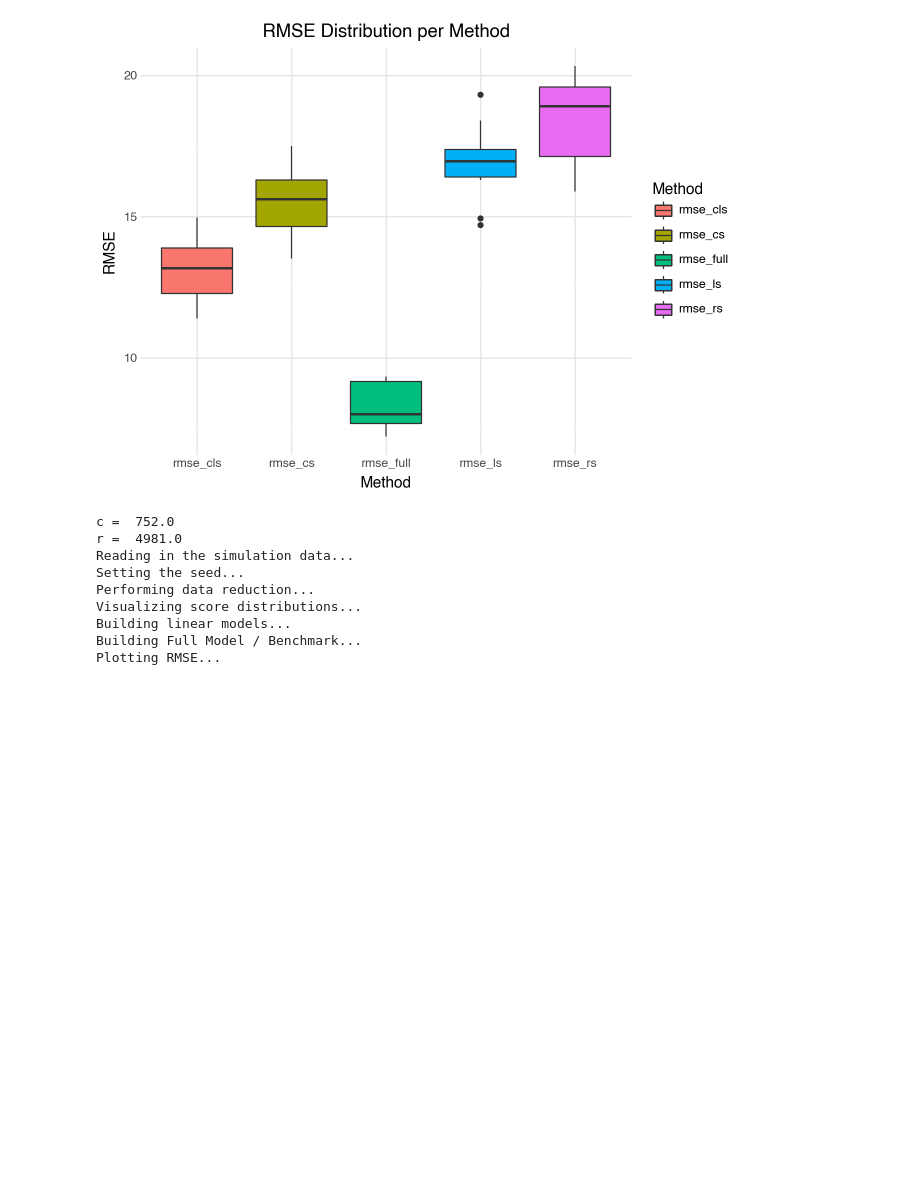
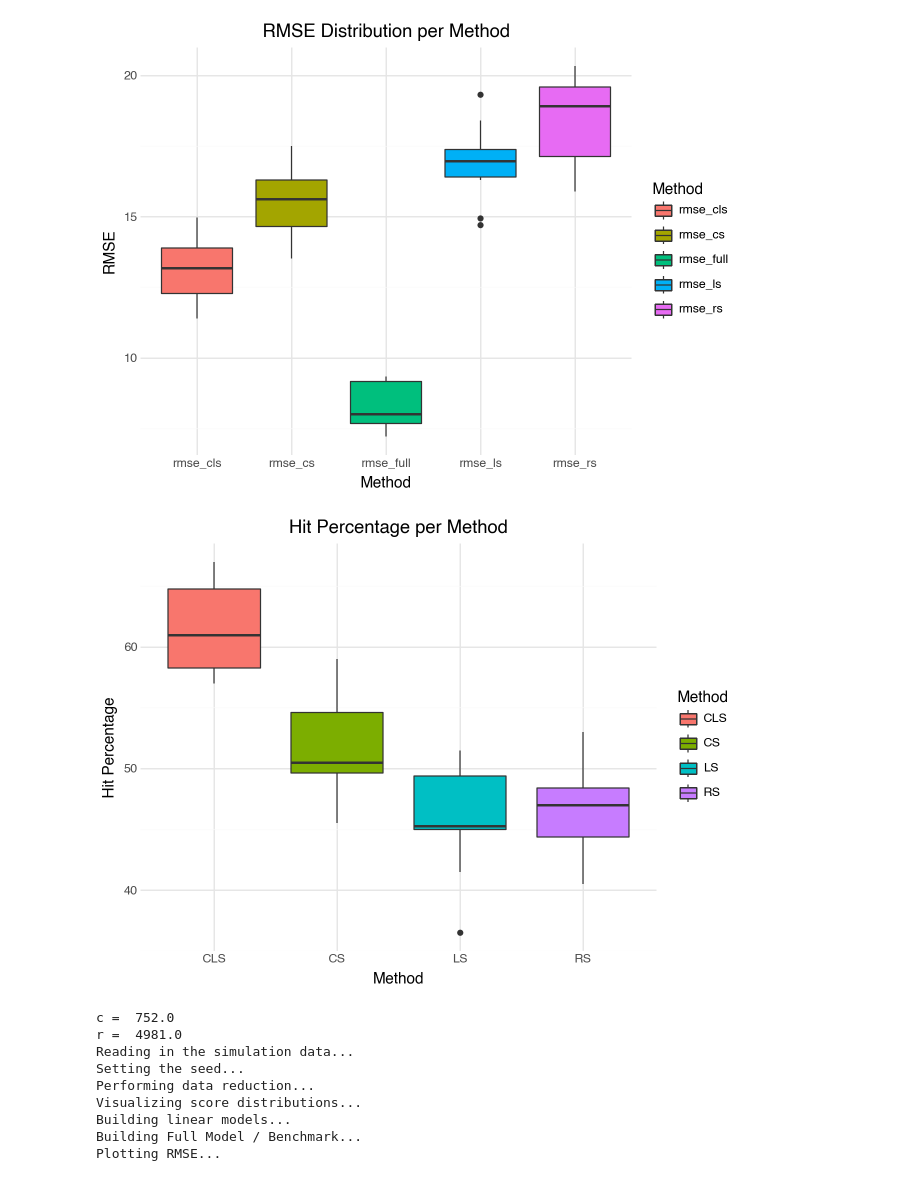
Before and after one commit to TimSchmale/Masterthesis-Schmale, a Jupyter notebook: Masterthesis.ipynb, the cells around one changed output. Drawn from its saved outputs; the diff is of its cells as text; code cells hidden in the pictures; blank space fills up the shorter version.

```diff
--- a/Simulation Study.ipynb
+++ b/Masterthesis.ipynb
@@ -151,6 +81,9 @@ seed = 1
 # set the rank parameter k:
 k = 100
 
+# set the reps:
+reps = 10
+
 # approximation of reduced dimensions:
 c = np.ceil(k * np.log(k))
 r = np.ceil(c * np.log(c))
@@ -159,7 +92,7 @@ print("c = ", c)
 print("r = ", r)
 
 # perform the study:
-scores, C, R, rmse = simulation_study(k, seed, folder, 10)
+scores_p1000_n900_k100, C_p1000_n900_k100, R_p1000_n900_k100, rmse_p1000_n900_k100 = compare_methods(k, seed, base, folder, reps)
 # %% [output]
 c =  461.0
 r =  2828.0
@@ -171,6 +104,13 @@ Building linear models...
 Building Full Model / Benchmark...
 Plotting RMSE...
 [figure]
+# %%
+#==============================================================================================
+# Simulation Study 2: Evaluation of Screening Performance
+#==============================================================================================
+evaluate_screening_performance(base, folder, C_p1000_n900_k100, reps)
+# %% [output]
+[figure, added]
 # %%
 #==============================================================================================
 # Simulation Study 3: p = 1.000, n = 900, reps = 10, k = 150, seed = 1
```
Also changed, not shown: parts of 25 cells of this notebook.
